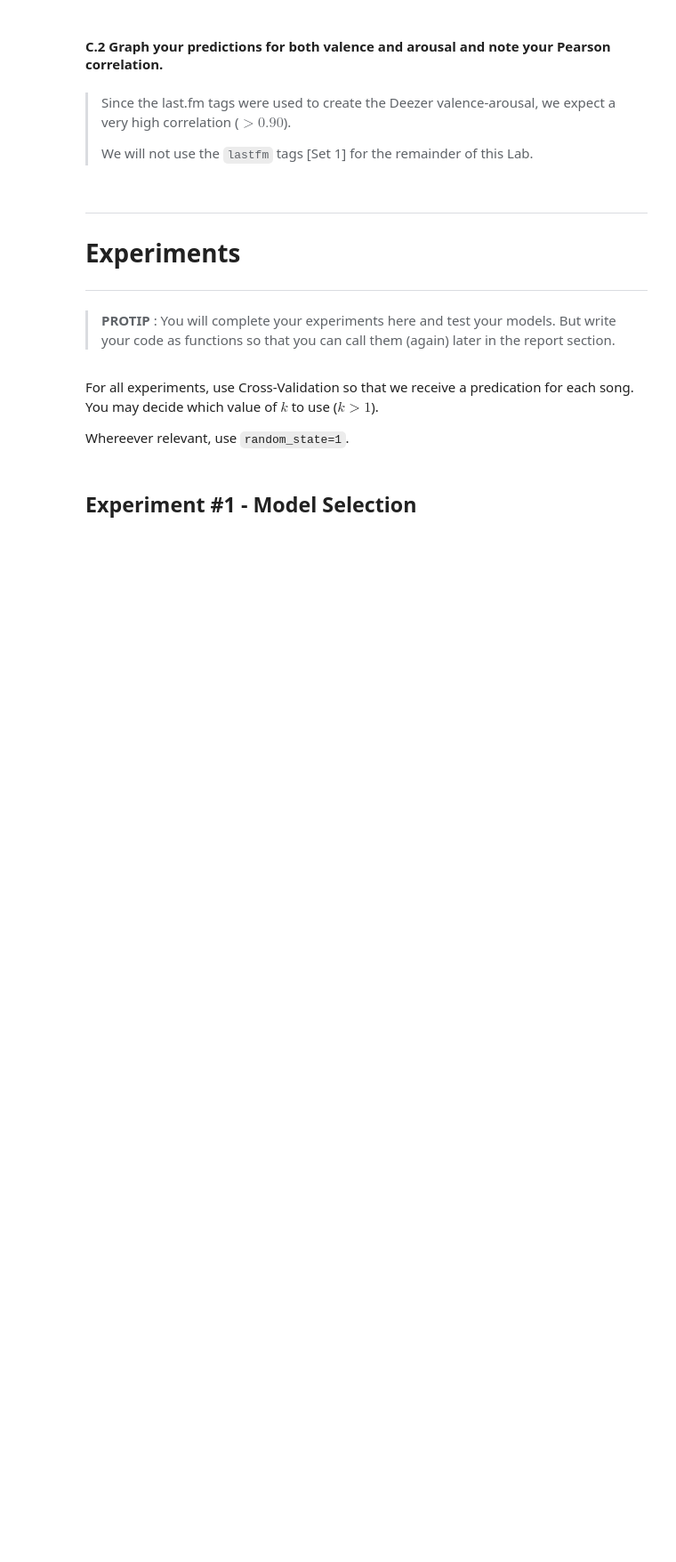
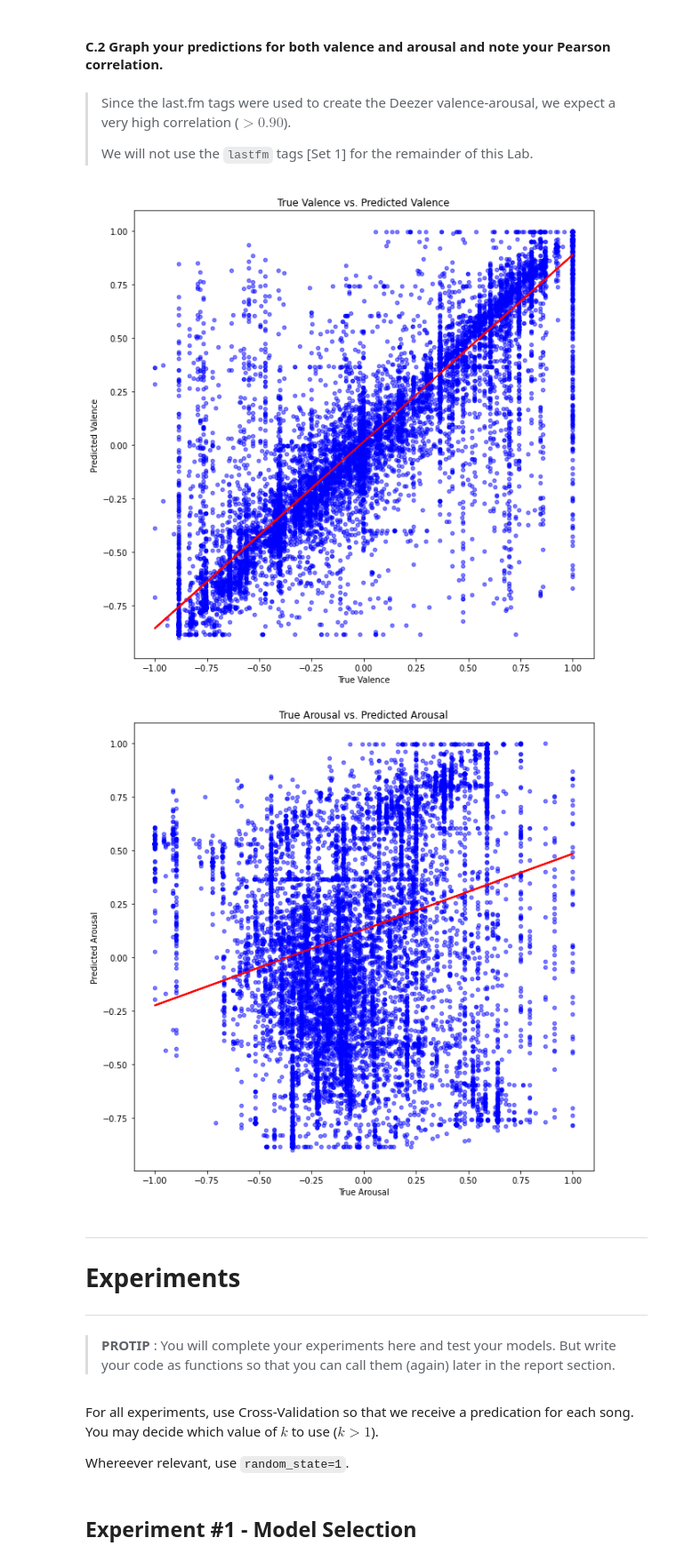
Before and after one commit to teemal/machine_learning_and_data_mining, a Jupyter notebook: Lab_3.ipynb, the cells around one changed output. Shown at 89% size. Cells and saved outputs as stored; diff of their text form; code cells hidden in the pictures; blank space fills up the shorter version.

````diff
--- a/Lab_3.ipynb
+++ b/Lab_3.ipynb
@@ -389,3 +418,16 @@ For your different experiments, you will have make various `X` and `y` splits fr
 Here you should make yourself a helper function to split `X` and `y` depending on a given dataframe and desired predictor (valence or arousal).
 # %% [markdown]
 **Reminder** : `'MSD_track_id'`, `'Deezer song id'`, `'MSD_sng_id'`, `'artist_name'`, `'track_name'`,  `'lastfm_tag'`, `'lastfm_tag_rank'`, `'valence'`, and `'arousal'` should not be used in training models. You don't have to drop them, but make sure not to include them in `X`.
+# %%
+def splitter(df, predictor='valence'):
+  not_included = ['MSD_track_id', 'Deezer song id', 'dzr_sng_id', 'MSD_sng_id', 'artist_name', 'track_name', 'lastfm_tag', 'lastfm_tag_rank', 'valence', 'arousal']
+  X = df[df.columns.difference(not_included)].values
+  if(predictor == 'valence'):
+    y = df['valence'].values
+  else:
+    y = df['arousal'].values
+  return X, y
+# %%
+print(df_all_feats)
+X, y = splitter(df_all_feats, predictor='arousal')
+print(X.shape, y.shape)
@@ -410,6 +469,19 @@ y_preds, pearson_corr = train_and_test_CV(clf, X, y, k=4)
 ```
 # %% [markdown]
 This is a general function we reuse in a variety of experiments, for both valence and arousal prediction (depending on the target `y` passed).
+# %%
+def train_and_test_CV(clf, X, y, k=4):
+  kfold = KFold(n_splits=k).split(X, y)
+  y_preds = []
+  pearson_corrs = []
+  for k, (train, test) in enumerate(kfold):
+    clf.fit(X[train], y[train])
+    y_pred = clf.predict(X[test])
+    y_preds.extend(y_pred)
+    p_corr, _ = pearsonr(y[test], y_pred)
+    pearson_corrs.append(p_corr)
+
+  return y_preds, sum(pearson_corrs)/len(pearson_corrs)
 # %% [markdown]
 ## C. Warmup Experiment
 # %% [markdown]
@@ -418,3 +490,15 @@ The Deezer valence-arousal values were estimated based on the valence-arousal of
 #### C.1 Predict valence-arousal from last.fm tags
 # %% [markdown]
 Use a `RandomForestRegressor` to predict both valence and arousal from   `df_lastfm_feats` [Set 1].
+# %%
+# valence
+vX, vy = splitter(df_lastfm_feats)
+clf = RandomForestRegressor(n_estimators=4)
+vy_preds, pear = train_and_test_CV(clf, vX, vy, k = 4)
+print(pear)
+
+# arousal
+aX, ay = splitter(df_lastfm_feats, predictor='arousal')
+clf = RandomForestRegressor(n_estimators=4)
+ay_preds, pear = train_and_test_CV(clf, vX, vy, k = 4)
+print(pear)
@@ -424,6 +511,12 @@ Use a `RandomForestRegressor` to predict both valence and arousal from   `df_las
 > Since the last.fm tags were used to create the Deezer valence-arousal, we expect a very high correlation ($>0.90$).
 >
 > We will not use the `lastfm` tags [Set 1] for the remainder of this Lab.
+# %%
+plot_data(vy, vy_preds, 'True Valence', 'Predicted Valence', 'True Valence vs. Predicted Valence',  plt_size=10)
+plot_data(ay, ay_preds, 'True Arousal', 'Predicted Arousal', 'True Arousal vs. Predicted Arousal',  plt_size=10)
+# %% [output]
+[figure, added]
+[figure, added]
 # %% [markdown]
 ***
 # Experiments
````
Also changed, not shown: parts of 14 cells of this notebook.
